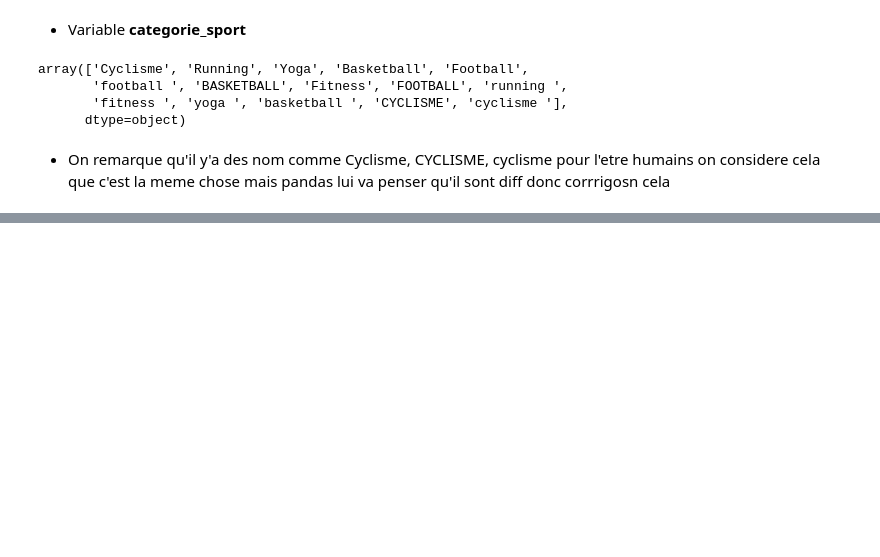
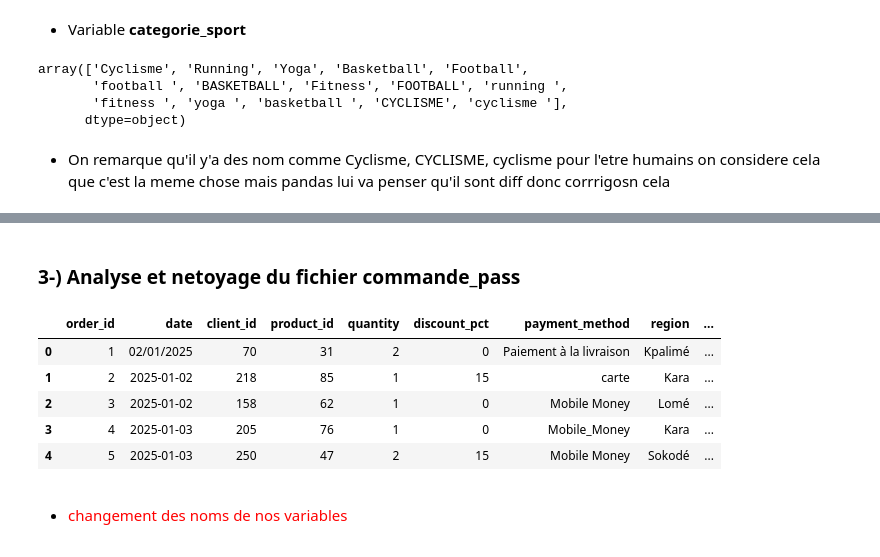
Before and after one commit to SAKPANI/Formation-Data_Science-et-Machine-Learning, a Jupyter notebook: PROJETS/PROJET_E_COMMERCE/projet_ecommerce/Analyse_Donnees_E_Commerce.ipynb, the cells around one changed output, grey strips where cells are left out. Drawn from its saved outputs; the diff is of its cells as text; code cells hidden in the pictures; blank space fills up the shorter version.

Commit message:
Analyse et netoyages des 5fichiers,(valeur manquantes, les doublons, les erreures de saisi de texte, de dates, des nom des des region, des espaces entre les textes

```diff
--- a/PROJETS/PROJET_E_COMMERCE/projet_ecommerce/Analyse_Donnees_E_Commerce.ipynb
+++ b/PROJETS/PROJET_E_COMMERCE/projet_ecommerce/Analyse_Donnees_E_Commerce.ipynb
@@ -331,0 +366,13 @@ array(['Cyclisme', 'Running', 'Yoga', 'Basketball', 'Football',
+# %% [markdown]
+### 3-) Analyse et netoyage du fichier commande_pass
+# %%
+commande_pass.head()
+# %% [output]
+|  | order_id | date | client_id | product_id | quantity | discount_pct | payment_method | region | ... |
+| 0 | 1 | 02/01/2025 | 70 | 31 | 2 | 0 | Paiement à la livraison | Kpalimé | ... |
+| 1 | 2 | 2025-01-02 | 218 | 85 | 1 | 15 | carte | Kara | ... |
+| 2 | 3 | 2025-01-02 | 158 | 62 | 1 | 0 | Mobile Money | Lomé | ... |
+| 3 | 4 | 2025-01-03 | 205 | 76 | 1 | 0 | Mobile_Money | Kara | ... |
+| 4 | 5 | 2025-01-03 | 250 | 47 | 2 | 15 | Mobile Money | Sokodé | ... |
+# %% [markdown]
+- <p style = "color : red">changement des noms de nos variables</p>
```
Also changed, not shown: parts of 55 cells of this notebook.
